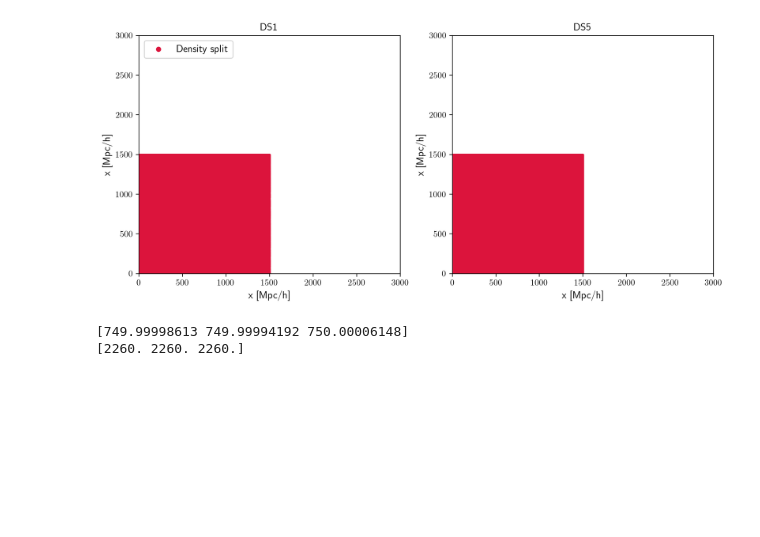
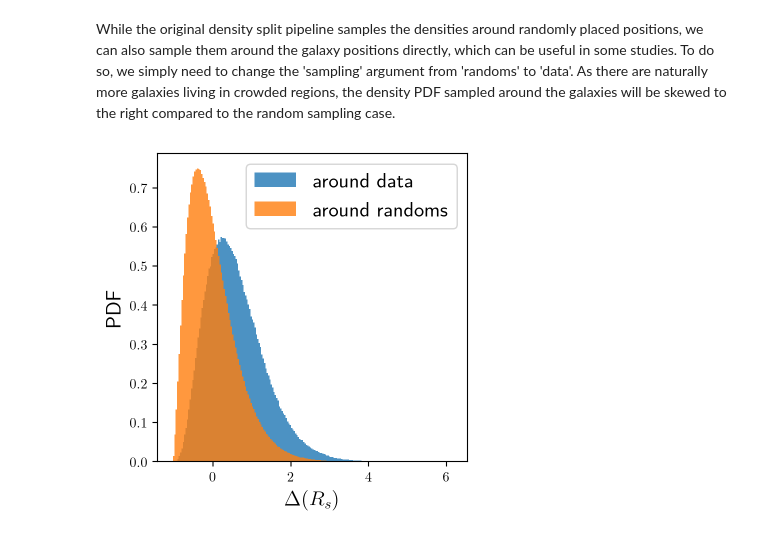
Before and after one commit to epaillas/densitysplit, a Jupyter notebook: nb/examples.ipynb, the cells around one changed output. Cells and saved outputs as stored; diff of their text form; code cells hidden in the pictures; blank space fills up the shorter version.

```diff
--- a/nb/examples.ipynb
+++ b/nb/examples.ipynb
@@ -101,44 +110,17 @@ print(ds.mesh.nmesh)
-# %%
-quantiles = ds.get_quantiles(nquantiles=5)
-
-fig, ax = plt.subplots(1, 2, figsize=(12, 5))
-
-# cut = data_positions[:, 2] < 50
-# ax[0].scatter(data_positions[cut, 0], data_positions[cut, 1], s=1.0, color='grey', label='Galaxies')
-# ax[1].scatter(data_positions[cut, 0], data_positions[cut, 1], s=1.0, color='grey', label='Galaxies')
-
-for i, ids in enumerate([0, 4]):
-    cut = quantiles[ids][:, 2] < 1500
-
-    ax[i].scatter(quantiles[ids][cut, 0], quantiles[ids][cut, 1],
-        s=1.0, color='crimson', label='Density split')
-    ax[i].set_title(f'DS{ids + 1}', fontsize=12)
-
-    ax[i].set_xlabel('x [Mpc/h]', fontsize=12)
-    ax[i].set_ylabel('x [Mpc/h]', fontsize=12)
-
-    ax[i].set_xlim(0, 3000)
-    ax[i].set_ylim(0, 3000)
-
-ax[0].legend(fontsize=12, markerscale=5, loc='upper left')
-plt.show()
-
-print(ds.mesh.boxcenter)
-print(ds.mesh.boxsize)
-# %% [output]
-[figure, removed]
-[749.99998613 749.99994192 750.00006148]
-[2260. 2260. 2260.]
+# %% [markdown]
+While the original density split pipeline samples the densities around randomly placed positions, we can also sample them around the galaxy positions directly, which can be useful in some studies. To do so, we simply need to change the 'sampling' argument from 'randoms' to 'data'. As there are naturally more galaxies living in crowded regions, the density PDF sampled around the galaxies will be skewed to the right compared to the random sampling case.
 # %%
-# ds = DensitySplit(data_positions=data_positions, boxsize=boxsize)
+ds = DensitySplit(data_positions=data_positions, boxsize=boxsize)
 
-# density_data = ds.get_density(smooth_radius=smooth_radius, cellsize=cellsize, sampling='data')
-# density_randoms = ds.get_density(smooth_radius=smooth_radius, cellsize=cellsize, sampling='randoms')
+density_data = ds.get_density(smooth_radius=smooth_radius, cellsize=cellsize, sampling='data')
+density_randoms = ds.get_density(smooth_radius=smooth_radius, cellsize=cellsize, sampling='randoms')
 
-# fig, ax = plt.subplots(figsize=(4,4))
-# ax.hist(density_data, bins=200, density=True, alpha=0.8, label='around data')
-# ax.hist(density_randoms, bins=200, density=True, alpha=0.8, label='around randoms')
-# ax.set_xlabel(r'$\Delta(R_s)$', fontsize=15)
-# ax.set_ylabel('PDF', fontsize=15)
-# ax.legend(fontsize=15)
-# plt.show()
+fig, ax = plt.subplots(figsize=(4,4))
+ax.hist(density_data, bins=200, density=True, alpha=0.8, label='around data')
+ax.hist(density_randoms, bins=200, density=True, alpha=0.8, label='around randoms')
+ax.set_xlabel(r'$\Delta(R_s)$', fontsize=15)
+ax.set_ylabel('PDF', fontsize=15)
+ax.legend(fontsize=15)
+plt.show()
+# %% [output]
+[figure, added]
```
Also changed, not shown: parts of 13 cells of this notebook, 5 other files.
